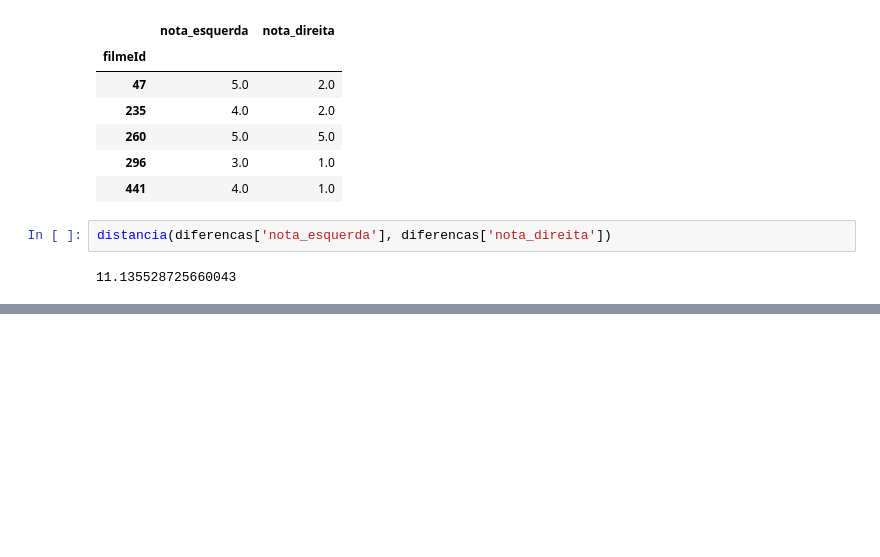
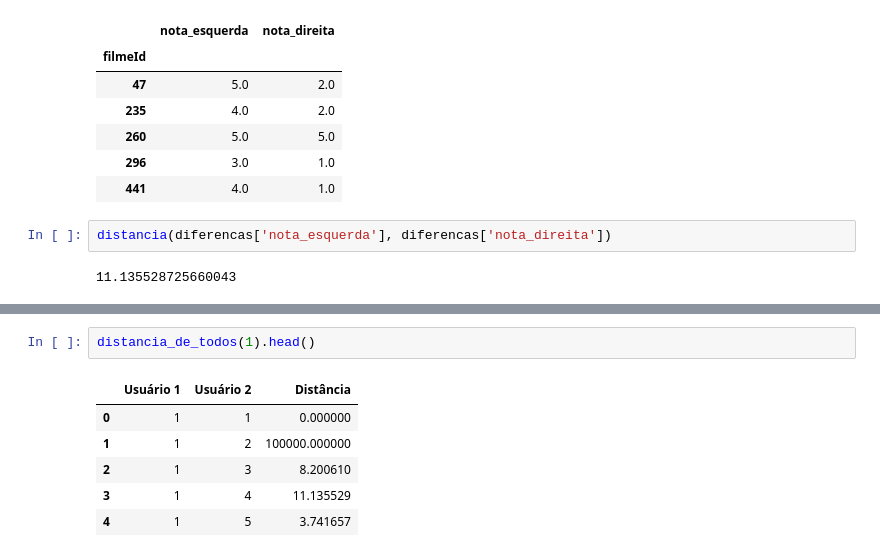
Before and after one commit to LuTDC/ml_negocios_digitais, a Jupyter notebook: Machine Learning - Intro a sistemas de recomendação em Python/Projeto.ipynb, the cells around one changed output, grey strips where cells are left out. Cells and saved outputs as stored; diff of their text form; blank space fills up the shorter version.

```diff
--- a/Machine Learning - Intro a sistemas de recomendação em Python/Projeto.ipynb
+++ b/Machine Learning - Intro a sistemas de recomendação em Python/Projeto.ipynb
@@ -285,0 +322,9 @@ distancia_de_usuarios(1, 4)
+# %%
+distancia_de_todos(1).head()
+# %% [output]
+|  | Usuário 1 | Usuário 2 | Distância |
+| 0 | 1 | 1 | 0.000000 |
+| 1 | 1 | 2 | 100000.000000 |
+| 2 | 1 | 3 | 8.200610 |
+| 3 | 1 | 4 | 11.135529 |
+| 4 | 1 | 5 | 3.741657 |
```
Also changed, not shown: parts of 9 cells of this notebook.
